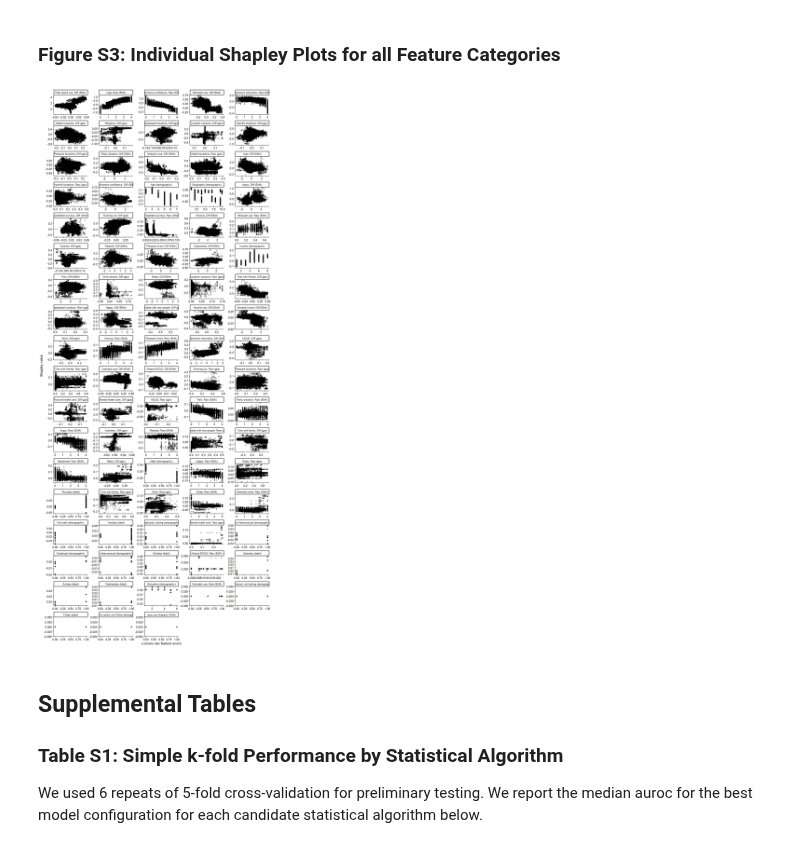
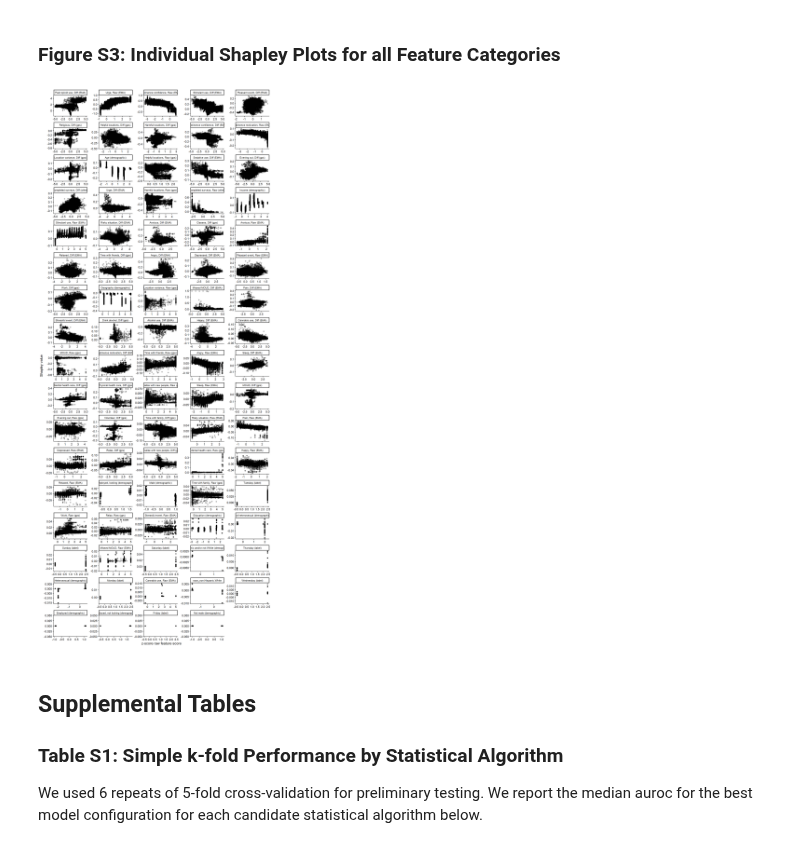
Before and after one commit to jjcurtin/study_risk2, a Jupyter notebook: _manuscript/notebooks/supplement.embed.ipynb, the cells around one changed output. Drawn from its saved outputs; the diff is of its cells as text; code cells hidden in the pictures.

Commit message:
fix dependence plots

```diff
--- a/_manuscript/notebooks/supplement.embed.ipynb
+++ b/_manuscript/notebooks/supplement.embed.ipynb
@@ -369,35 +369,35 @@ one_hot_vars <- c("Male (demographic)",
                   "Not heterosexual (demographic)",
                   "Hispanic and/or not White (demographic)",
                   "Non-Hispanic White (demographic)")
 
 shaps|>
   filter(variable_grp %in% shap_levels) |>
   mutate(variable_grp = factor(variable_grp, levels = shap_levels)) |>
-  ggplot(aes(x = rfvalue_raw, y = value)) +
+  ggplot(aes(x = rfvalue, y = value)) +
   geom_point(alpha = .3) +
   # geom_smooth(data = ~ dplyr::filter(.x, !variable_grp %in% c(dem_vars, one_hot_vars, "Cannabis use, Raw (EMA)")),
   #             method = "gam",
   #             formula = y ~ s(x, k = 30),
   #             method.args = list(method = "REML"),
   #             se = FALSE) +
   # geom_smooth(data = ~ dplyr::filter(.x, variable_grp %in% dem_vars),
   #             method = "gam",
   #             formula = y ~ s(x, k = 4),
   #             method.args = list(method = "REML"),
   #             se = FALSE) +
   facet_wrap(~ variable_grp, scales = "free", ncol = 5) +
   labs(
     title = NULL,
     x = "z-score raw feature score",
     y = "Shapley value"
   ) +
   theme_classic() +
   theme(
     strip.text = element_text(size = 8),
     plot.title = element_text(size = 14, face = "bold")
   )
 # %% [output]
-[figure, old version]
+[figure, new version]
 # %% [markdown]
 ## Supplemental Tables
 
```
Also changed, not shown: parts of 3 cells of this notebook, 49 other files.
